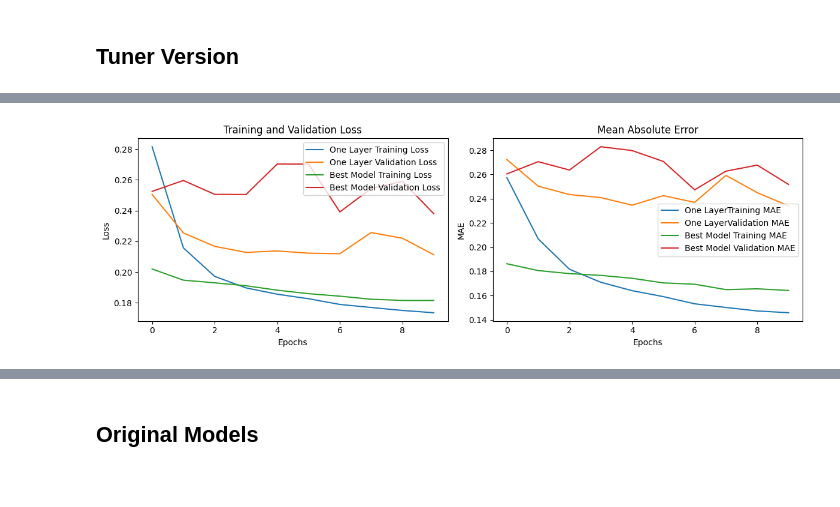
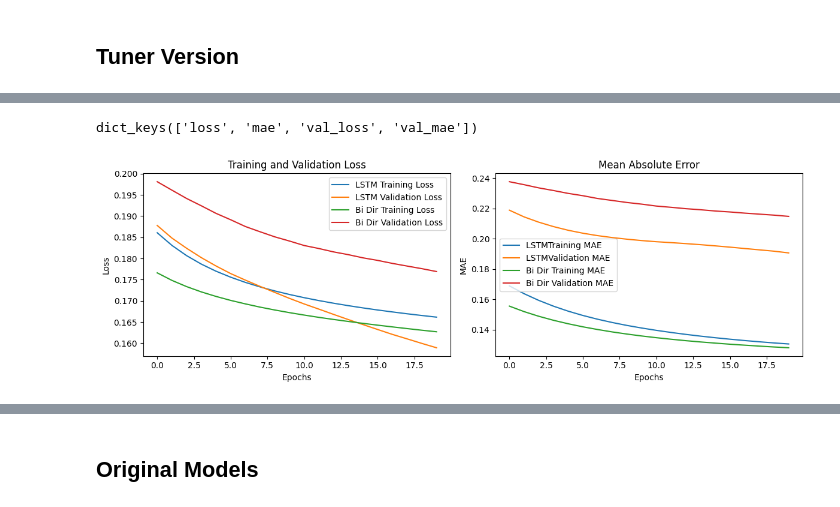
Before and after one commit to lozferatu/MSc-Project, a Jupyter notebook: final_code/windowed_model.ipynb, the cells around one changed output, grey strips where cells are left out. Cells and saved outputs as stored; diff of their text form; code cells hidden in the pictures.

```diff
--- a/final_code/windowed_model.ipynb
+++ b/final_code/windowed_model.ipynb
@@ -378,6 +578,6 @@ Total elapsed time: 00h 08m 23s
 # %%
-# Retrieve the best model
-best_model = tuner.get_best_models(num_models=1)[0]
+# Best model
+best_simple_model = tuner.get_best_models(num_models=1)[0]
 best_model.summary()
 # %% [output]
 Model: "sequential"
@@ -409,3 +596,3 @@ Model: "sequential"
 # %%
 # Rebuild the model and load weights from the best model
-best_model = tuner.get_best_models(num_models=1)[0]
+best_simple_model = build_best_model(tuner)
@@ -436,9 +598,0 @@ Validation Loss: 0.2512055039405823, Validation MAE: 0.2687811851501465
-# %%
-# Train the model using the already windowed dataset
-# Ensure the dataset is batched before training
-best_history = best_model.fit(
-    train_dataset,
-    epochs=epochs,
-    #steps_per_epoch=steps_per_epoch,
-    validation_data=val_dataset
-)
@@ -480,0 +599,9 @@ Epoch 6/10
+# %%
+# Train the model using the already windowed dataset
+# Ensure the dataset is batched before training
+best_history = best_model.fit(
+    train_dataset,
+    epochs=40,
+    #steps_per_epoch=steps_per_epoch,
+    validation_data=val_dataset
+)
@@ -481,4 +617,8 @@ Epoch 6/10
+# %%
+best_history.history.keys()
+# %% [output]
+dict_keys(['loss', 'mae', 'val_loss', 'val_mae'])
 # %%
-compare_models(history, best_history, "One Layer", "Best Model")
+compare_models(best_history, best_bi_history, "LSTM", "Bi Dir")
 # %% [output]
-[figure, old version]
+[figure, new version]
```
Also changed, not shown: parts of 63 cells of this notebook, 16 other files.
